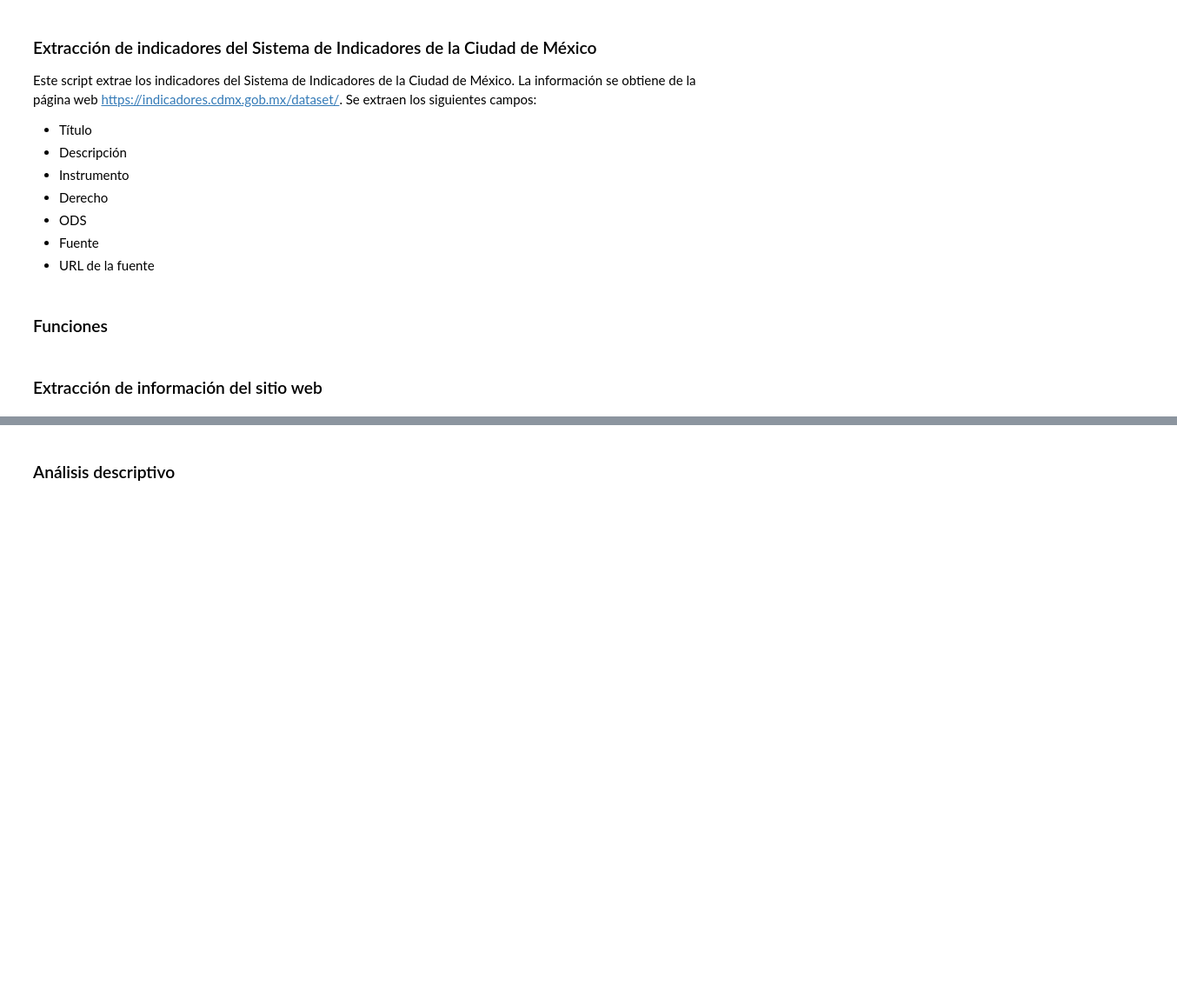
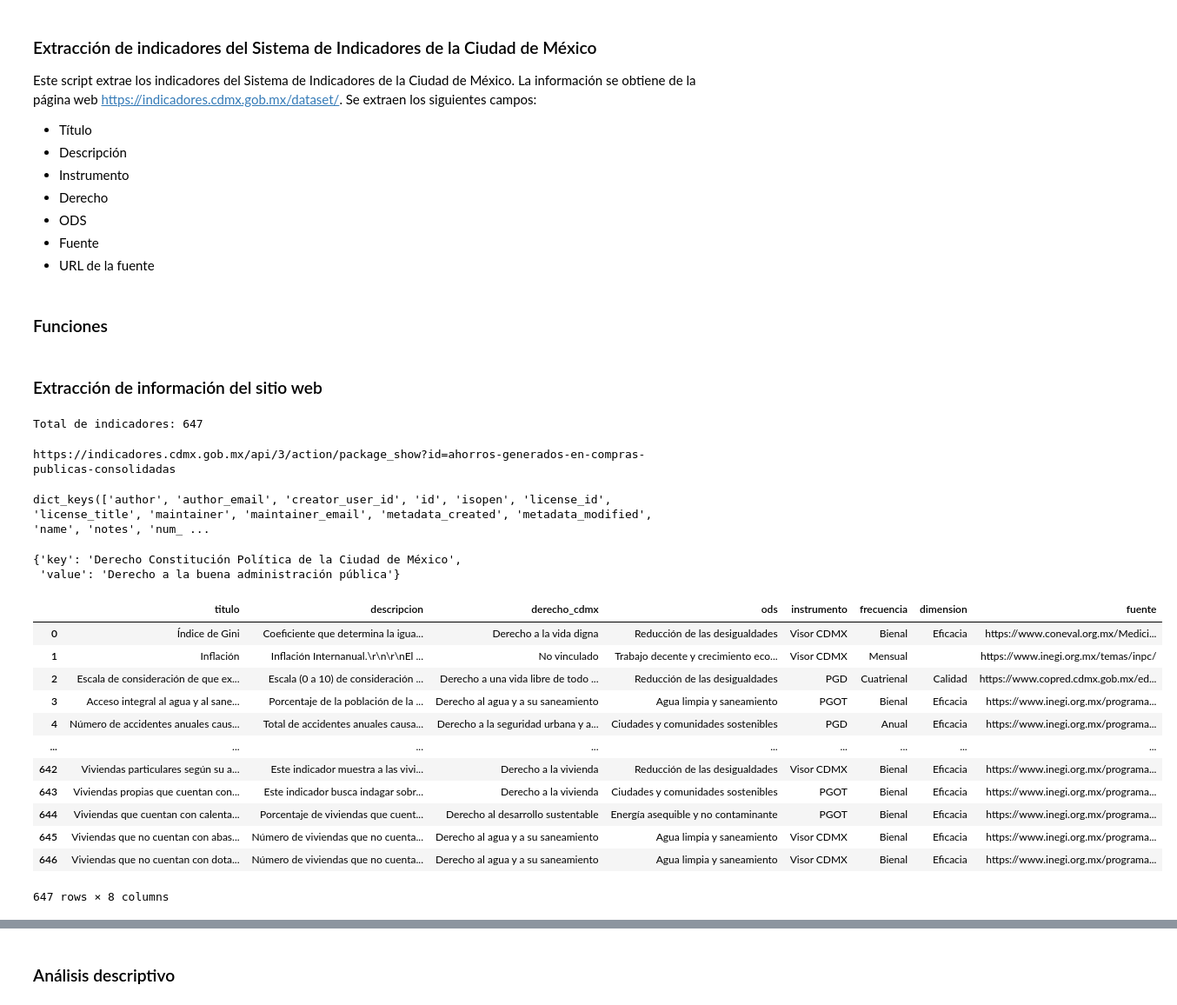
Before and after one commit to cpyp-ipdp/sid_cdmx, a Jupyter notebook: extrae_indicadores_sid_cdmx.ipynb, the cells around one changed output, grey strips where cells are left out. Shown at 87% size. Drawn from its saved outputs; the diff is of its cells as text; code cells hidden in the pictures; blank space fills up the shorter version.

```diff
--- a/extrae_indicadores_sid_cdmx.ipynb
+++ b/extrae_indicadores_sid_cdmx.ipynb
@@ -84,0 +37,25 @@ headers={'User-Agent': 'Mozilla/5.0 (Windows NT 10.0; Win64; x64) AppleWebKit/53
+# %%
+#Nombre de los indicadores
+url_indicadores=url_basica+"package_list"
+
+nom_indica=requests.get(url_indicadores, headers=headers, verify=False)
+nom_indica=nom_indica.json()
+nom_indica=nom_indica['result']
+print("Total de indicadores:", len(nom_indica))
+# %% [output]
+Total de indicadores: 647
+# %%
+url_indicador=url_basica+"package_show?id="+nom_indica[10]
+print(url_indicador)
+
+r=requests.get(url_indicador, headers=headers, verify=False)
+ejemplo=r.json()
+ejemplo["result"].keys()
+# %% [output]
+https://indicadores.cdmx.gob.mx/api/3/action/package_show?id=ahorros-generados-en-compras-publicas-consolidadas
+dict_keys(['author', 'author_email', 'creator_user_id', 'id', 'isopen', 'license_id', 'license_title', 'maintainer', 'maintainer_email', 'metadata_created', 'metadata_modified', 'name', 'notes', 'num_ ...
+# %%
+ejemplo["result"]["extras"][6]
+# %% [output]
+{'key': 'Derecho Constitución Política de la Ciudad de México',
+ 'value': 'Derecho a la buena administración pública'}
@@ -85 +109,28 @@ headers={'User-Agent': 'Mozilla/5.0 (Windows NT 10.0; Win64; x64) AppleWebKit/53
+# %%
+    #Crear dataframe
+tabla_indicadores = pd.DataFrame({
+    "titulo": titulos,
+    "descripcion": descripcion,
+    "derecho_cdmx": derecho,
+    "ods": ods,
+    "instrumento": instrumento,
+    "frecuencia": frecuencia,
+    "dimension": dimension,
+    "fuente": fuente
+})
+tabla_indicadores
+# %% [output]
+|  | titulo | descripcion | derecho_cdmx | ods | instrumento | frecuencia | dimension | fuente |
+| 0 | Índice de Gini | Coeficiente que determina la igua... | Derecho a la vida digna | Reducción de las desigualdades | Visor CDMX | Bienal | Eficacia | https://www.coneval.org.mx/Medici... |
+| 1 | Inflación | Inflación Internanual.\r\n\r\nEl ... | No vinculado | Trabajo decente y crecimiento eco... | Visor CDMX | Mensual |  | https://www.inegi.org.mx/temas/inpc/ |
+| 2 | Escala de consideración de que ex... | Escala (0 a 10) de consideración ... | Derecho a una vida libre de todo ... | Reducción de las desigualdades | PGD | Cuatrienal | Calidad | https://www.copred.cdmx.gob.mx/ed... |
+| 3 | Acceso integral al agua y al sane... | Porcentaje de la población de la ... | Derecho al agua y a su saneamiento | Agua limpia y saneamiento | PGOT | Bienal | Eficacia | https://www.inegi.org.mx/programa... |
+| 4 | Número de accidentes anuales caus... | Total de accidentes anuales causa... | Derecho a la seguridad urbana y a... | Ciudades y comunidades sostenibles | PGD | Anual | Eficacia | https://www.inegi.org.mx/programa... |
+| ... | ... | ... | ... | ... | ... | ... | ... | ... |
+| 642 | Viviendas particulares según su a... | Este indicador muestra a las vivi... | Derecho a la vivienda | Reducción de las desigualdades | Visor CDMX | Bienal | Eficacia | https://www.inegi.org.mx/programa... |
+| 643 | Viviendas propias que cuentan con... | Este indicador busca indagar sobr... | Derecho a la vivienda | Ciudades y comunidades sostenibles | PGOT | Bienal | Eficacia | https://www.inegi.org.mx/programa... |
+| 644 | Viviendas que cuentan con calenta... | Porcentaje de viviendas que cuent... | Derecho al desarrollo sustentable | Energía asequible y no contaminante | PGOT | Bienal | Eficacia | https://www.inegi.org.mx/programa... |
+| 645 | Viviendas que no cuentan con abas... | Número de viviendas que no cuenta... | Derecho al agua y a su saneamiento | Agua limpia y saneamiento | Visor CDMX | Bienal | Eficacia | https://www.inegi.org.mx/programa... |
+| 646 | Viviendas que no cuentan con dota... | Número de viviendas que no cuenta... | Derecho al agua y a su saneamiento | Agua limpia y saneamiento | Visor CDMX | Bienal | Eficacia | https://www.inegi.org.mx/programa... |
+647 rows × 8 columns
 # %%
```
Also changed, not shown: parts of 24 cells of this notebook.
